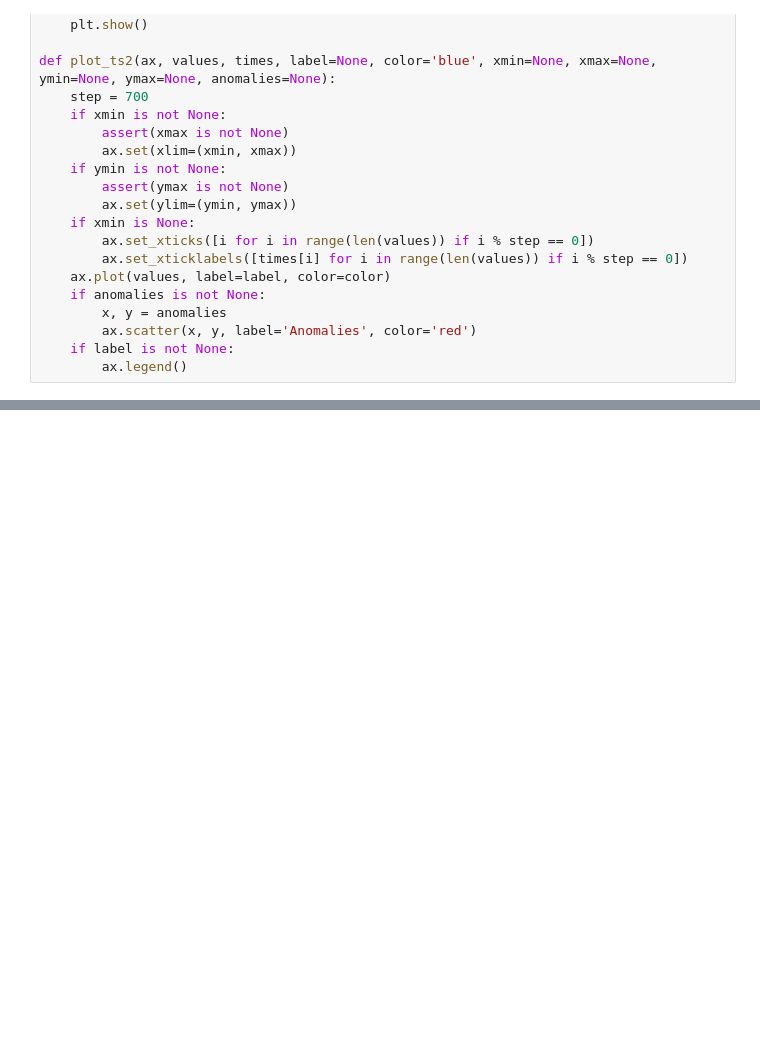
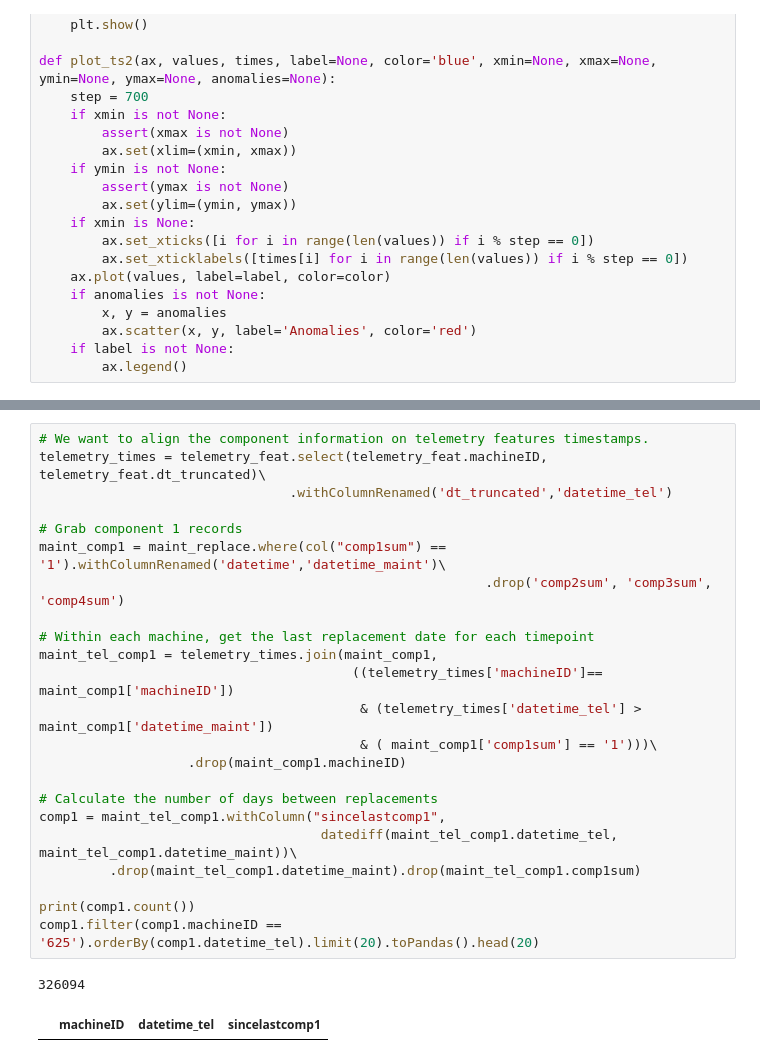
Before and after one commit to VisusAdAstra/Soen471, a Jupyter notebook: code/prototype.ipynb, the cells around one changed output, grey strips where cells are left out. Saved outputs shown, nothing was run; the diff lists cells and outputs as text; blank space fills up the shorter version.

Commit message:
time windows (in progress)

```diff
--- a/code/prototype.ipynb
+++ b/code/prototype.ipynb
@@ -361,0 +374,26 @@ maint_replace.limit(10).toPandas().head(10)
+# %%
+# We want to align the component information on telemetry features timestamps.
+telemetry_times = telemetry_feat.select(telemetry_feat.machineID, telemetry_feat.dt_truncated)\
+                                .withColumnRenamed('dt_truncated','datetime_tel')
+
+# Grab component 1 records
+maint_comp1 = maint_replace.where(col("comp1sum") == '1').withColumnRenamed('datetime','datetime_maint')\
+                                                         .drop('comp2sum', 'comp3sum', 'comp4sum')
+
+# Within each machine, get the last replacement date for each timepoint
+maint_tel_comp1 = telemetry_times.join(maint_comp1,
+                                        ((telemetry_times['machineID']== maint_comp1['machineID'])
+                                         & (telemetry_times['datetime_tel'] > maint_comp1['datetime_maint'])
+                                         & ( maint_comp1['comp1sum'] == '1')))\
+                   .drop(maint_comp1.machineID)
+
+# Calculate the number of days between replacements
+comp1 = maint_tel_comp1.withColumn("sincelastcomp1",
+                                    datediff(maint_tel_comp1.datetime_tel, maint_tel_comp1.datetime_maint))\
+         .drop(maint_tel_comp1.datetime_maint).drop(maint_tel_comp1.comp1sum)
+
+print(comp1.count())
+comp1.filter(comp1.machineID == '625').orderBy(comp1.datetime_tel).limit(20).toPandas().head(20)
+# %% [output]
+326094
+|  | machineID | datetime_tel | sincelastcomp1 |
```
Also changed, not shown: parts of 19 cells of this notebook.
